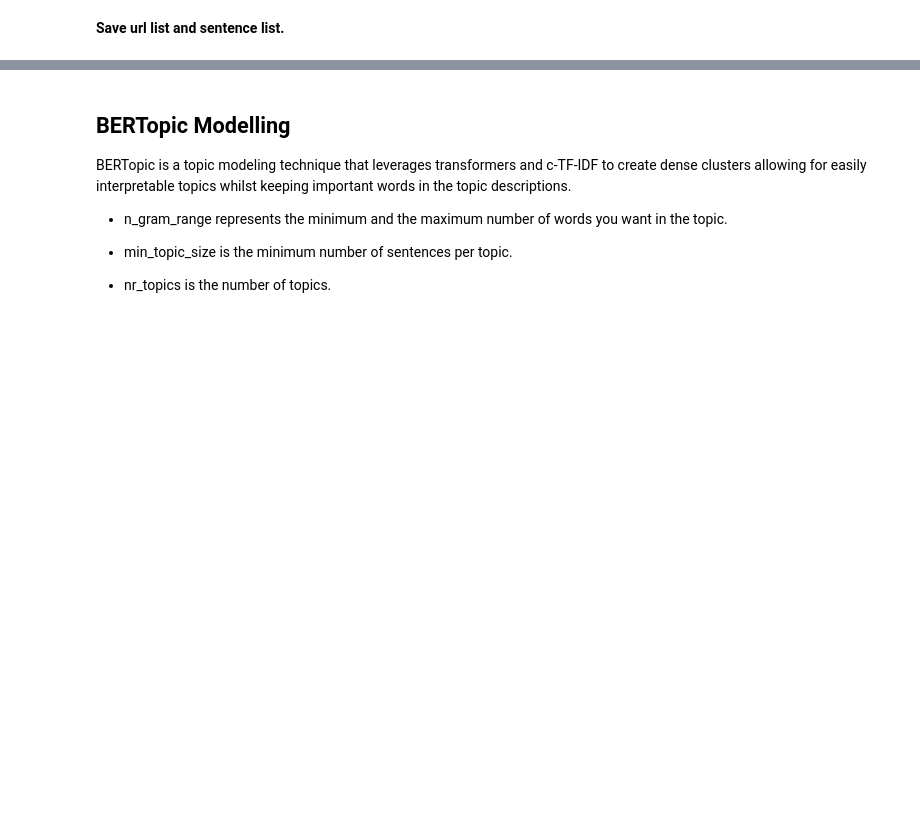
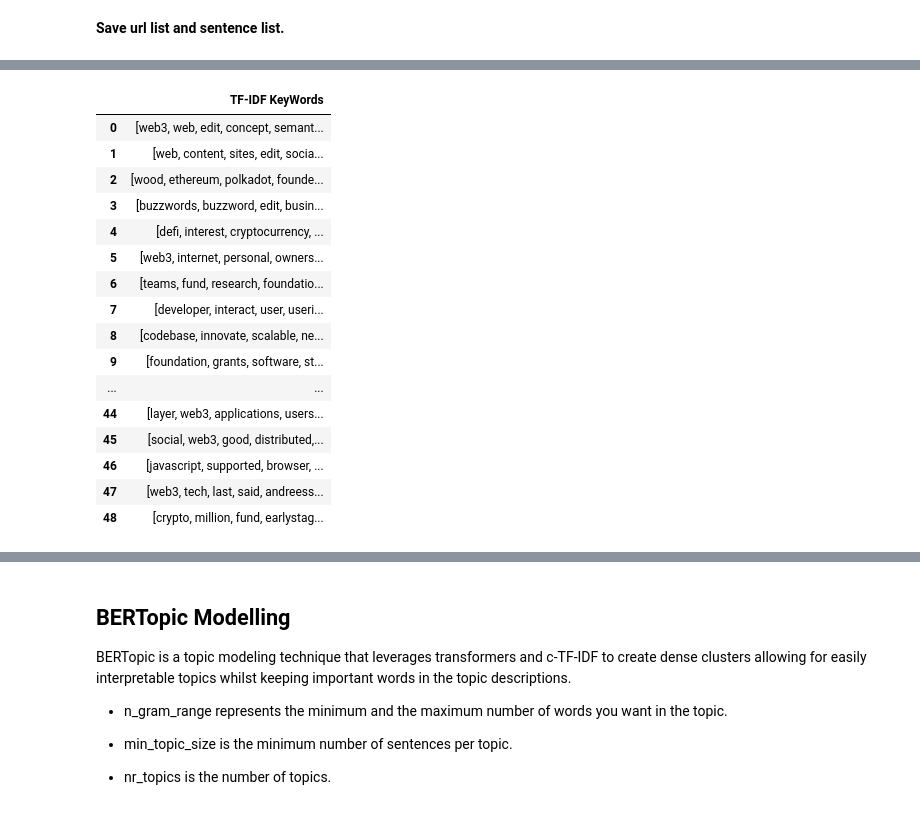
Before and after one commit to michaelmml/NLP-Information-Extraction, a Jupyter notebook: BERTopicModelling.ipynb, the cells around one changed output, grey strips where cells are left out. Drawn from its saved outputs; the diff is of its cells as text; code cells hidden in the pictures; blank space fills up the shorter version.

```diff
--- a/BERTopicModelling.ipynb
+++ b/BERTopicModelling.ipynb
@@ -220,0 +271,39 @@ with open(save_path+"/10MarRussia_url.pickle", 'wb') as handle:
+# %%
+def ExtractTopN(feature_names, sorted_items, topn=10):
+    sorted_items = sorted_items[:topn]
+    score_vals = []
+    feature_vals = []
+
+    for idx, score in sorted_items:
+        fname = feature_names[idx]
+        score_vals.append(round(score, 3))
+        feature_vals.append(feature_names[idx])
+
+    results = {}
+    for idx in range(len(feature_vals)):
+        results[feature_vals[idx]]=score_vals[idx]
+    return results
+# %%
+def GetKeywords(content_list):
+  keywords = []
+
+  cv = CountVectorizer(max_df = 0.85)
+  word_count_vector = cv.fit_transform(content_list)
+
+  tfidf_transformer = TfidfTransformer(smooth_idf=True,use_idf=True)
+  tfidf_transformer.fit(word_count_vector)
+
+  feature_names = cv.get_feature_names()
+
+  for i in range(len(content_list)):
+      doc = content_list[i]
+      tf_idf_vector = tfidf_transformer.transform(cv.transform([doc]))
+      sorted_items = SortCoo(tf_idf_vector.tocoo())
+      keys = ExtractTopN(feature_names,sorted_items,10)
+      keywords.append(list(keys.keys()))
+
+  return keywords
+# %%
+gen_df_subset = pd.concat([gen_df2, pd.Series(GetKeywords(gen_df2['Sent_clean'].tolist()))], axis = 1)
+# %%
+gen_df_subset = gen_df_subset.rename(columns={0: "TF-IDF KeyWords"})
@@ -220,0 +324,20 @@ with open(save_path+"/10MarRussia_url.pickle", 'wb') as handle:
+# %%
+gen_df_subset.drop(['Sent_clean'], axis=1)
+# %% [output]
+|  | TF-IDF KeyWords |
+| 0 | [web3, web, edit, concept, semant... |
+| 1 | [web, content, sites, edit, socia... |
+| 2 | [wood, ethereum, polkadot, founde... |
+| 3 | [buzzwords, buzzword, edit, busin... |
+| 4 | [defi, interest, cryptocurrency, ... |
+| 5 | [web3, internet, personal, owners... |
+| 6 | [teams, fund, research, foundatio... |
+| 7 | [developer, interact, user, useri... |
+| 8 | [codebase, innovate, scalable, ne... |
+| 9 | [foundation, grants, software, st... |
+| ... | ... |
+| 44 | [layer, web3, applications, users... |
+| 45 | [social, web3, good, distributed,... |
+| 46 | [javascript, supported, browser, ... |
+| 47 | [web3, tech, last, said, andreess... |
+| 48 | [crypto, million, fund, earlystag... |
```
Also changed, not shown: parts of 52 cells of this notebook.
